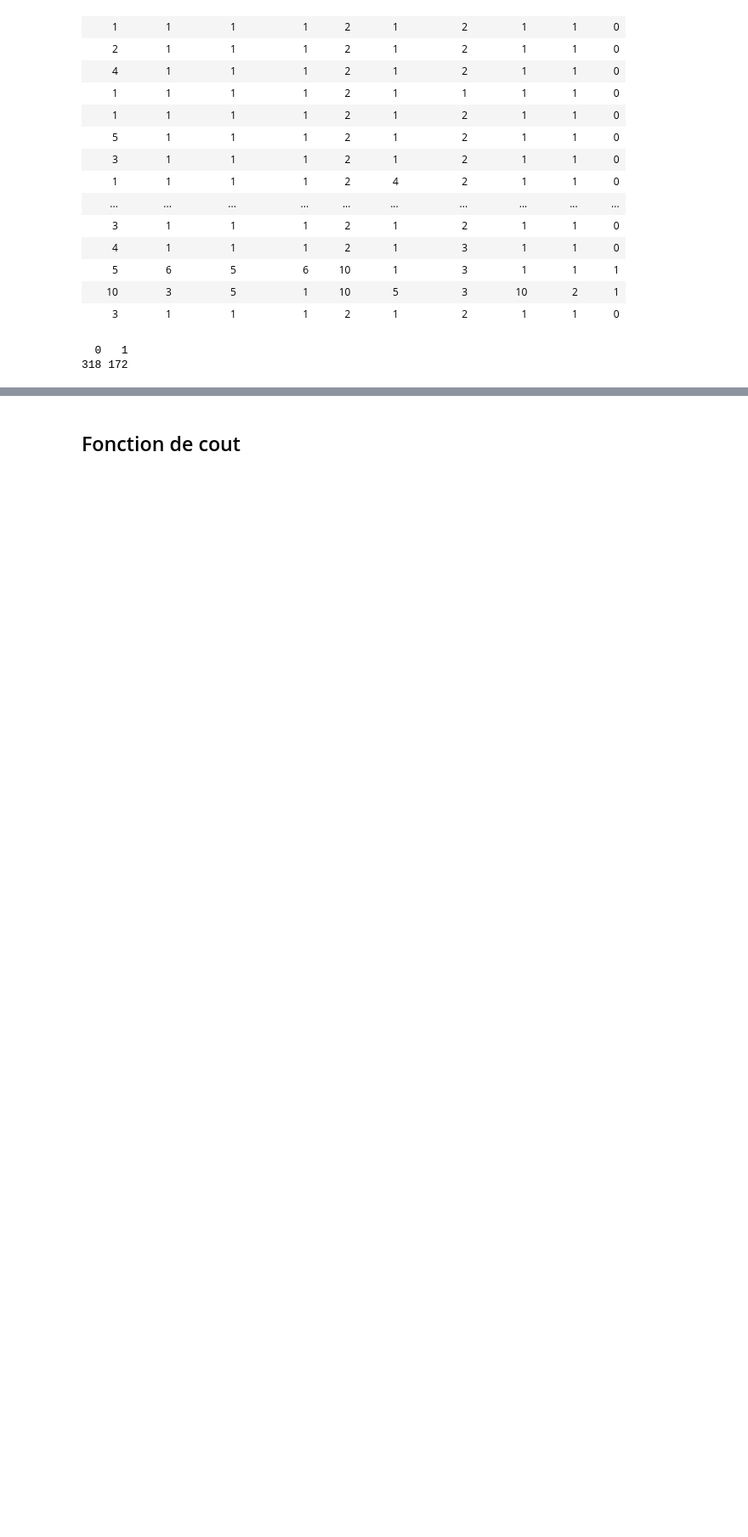
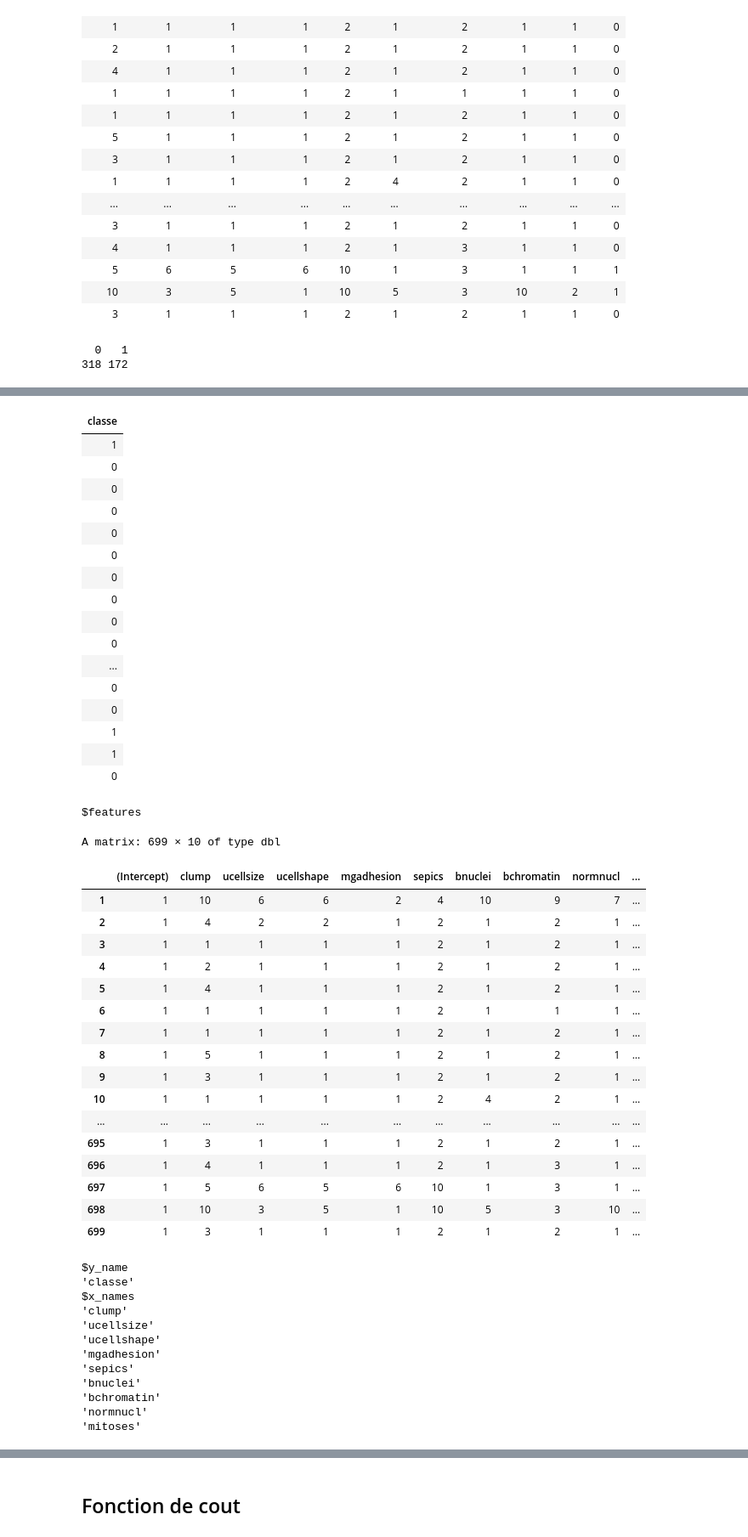
Before and after one commit to RomainDudoit/M2_RPackage, a Jupyter notebook: Notebook_romain.ipynb, the cells around one changed output, grey strips where cells are left out. Shown: that part at 85% size. Drawn from its saved outputs; the diff is of its cells as text; code cells hidden in the pictures; blank space fills up the shorter version.

```diff
--- a/Notebook_romain.ipynb
+++ b/Notebook_romain.ipynb
@@ -137,3 +130,6 @@ get_x_y <- function(formula, data) {
 
     return(list(target = y, features = x, y_name = y_name, x_names = x_names))
 }
+# %%
+get_x_y(classe~., data = data)
+# %% [output]
@@ -140,3 +138,51 @@ get_x_y <- function(formula, data) {
+| classe |
+| 1 |
+| 0 |
+| 0 |
+| 0 |
+| 0 |
+| 0 |
+| 0 |
+| 0 |
+| 0 |
+| 0 |
+| ... |
+| 0 |
+| 0 |
+| 1 |
+| 1 |
+| 0 |
+$features
+A matrix: 699 × 10 of type dbl
+|  | (Intercept) | clump | ucellsize | ucellshape | mgadhesion | sepics | bnuclei | bchromatin | normnucl | ... |
+| 1 | 1 | 10 | 6 | 6 | 2 | 4 | 10 | 9 | 7 | ... |
+| 2 | 1 | 4 | 2 | 2 | 1 | 2 | 1 | 2 | 1 | ... |
+| 3 | 1 | 1 | 1 | 1 | 1 | 2 | 1 | 2 | 1 | ... |
+| 4 | 1 | 2 | 1 | 1 | 1 | 2 | 1 | 2 | 1 | ... |
+| 5 | 1 | 4 | 1 | 1 | 1 | 2 | 1 | 2 | 1 | ... |
+| 6 | 1 | 1 | 1 | 1 | 1 | 2 | 1 | 1 | 1 | ... |
+| 7 | 1 | 1 | 1 | 1 | 1 | 2 | 1 | 2 | 1 | ... |
+| 8 | 1 | 5 | 1 | 1 | 1 | 2 | 1 | 2 | 1 | ... |
+| 9 | 1 | 3 | 1 | 1 | 1 | 2 | 1 | 2 | 1 | ... |
+| 10 | 1 | 1 | 1 | 1 | 1 | 2 | 4 | 2 | 1 | ... |
+| ... | ... | ... | ... | ... | ... | ... | ... | ... | ... | ... |
+| 695 | 1 | 3 | 1 | 1 | 1 | 2 | 1 | 2 | 1 | ... |
+| 696 | 1 | 4 | 1 | 1 | 1 | 2 | 1 | 3 | 1 | ... |
+| 697 | 1 | 5 | 6 | 5 | 6 | 10 | 1 | 3 | 1 | ... |
+| 698 | 1 | 10 | 3 | 5 | 1 | 10 | 5 | 3 | 10 | ... |
+| 699 | 1 | 3 | 1 | 1 | 1 | 2 | 1 | 2 | 1 | ... |
+$y_name
+'classe'
+$x_names
+'clump'
+'ucellsize'
+'ucellshape'
+'mgadhesion'
+'sepics'
+'bnuclei'
+'bchromatin'
+'normnucl'
+'mitoses'
 # %% [markdown]
 ## Fonction sigmoide
 
```
Also changed, not shown: parts of 20 cells of this notebook.
